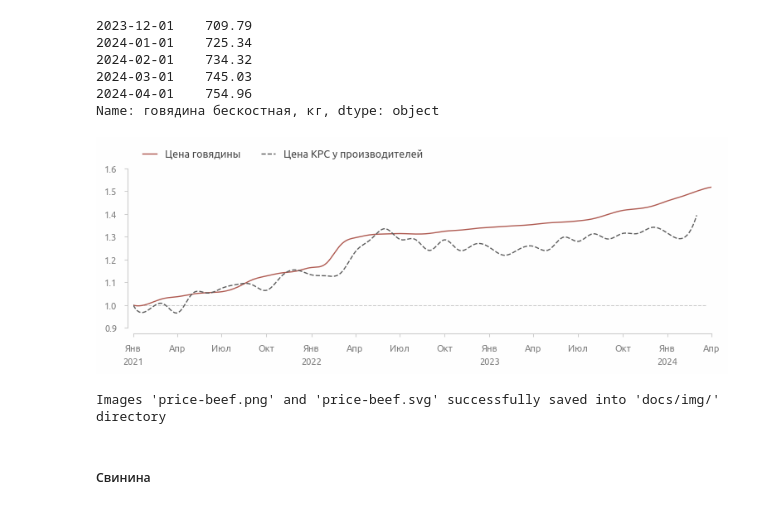
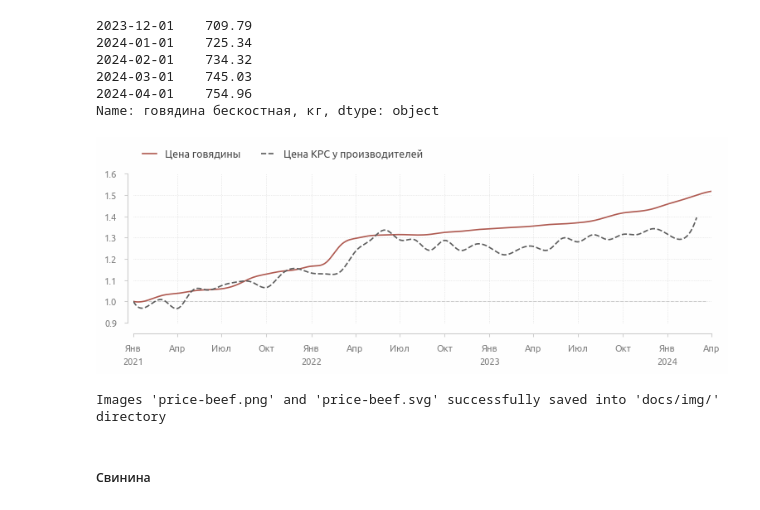
Before and after one commit to a-chasovsky/economics-rus, a Jupyter notebook: 01-report.ipynb, the cells around one changed output. Saved outputs shown, nothing was run; the diff lists cells and outputs as text; code cells hidden in the pictures.

```diff
--- a/01-report.ipynb
+++ b/01-report.ipynb
@@ -430,30 +430,30 @@ Name: говядина бескостная, кг, dtype: object
 # %%
 fig = plt.figure()
 
 plt.plot(
     smoothed(normalized_by_first(beef), datetime_index=True),
     color=palette[1], label='Цена говядины')
 plt.plot(
     smoothed(normalized_by_first(animals), datetime_index=True),
     ls='--', color=palette[0], label='Цена КРС у производителей')
 plot_hline(1)
 
 ax = ax_current()
 ax_ = axis_secondary(pad=25, label_color='#808080')
 
 ax.set_xlim(time_range)
 ax.legend(**legend_inline(), handlelength=1.35)
 ax.xaxis.set_major_formatter(mpl.dates.DateFormatter(fmt='%b'))
 ax.xaxis.set_major_locator(mpl.dates.MonthLocator([1, 4, 7, 10]))
 ax_.xaxis.set_major_formatter(mpl.dates.DateFormatter(fmt='%Y'))
 ax_.xaxis.set_major_locator(mpl.dates.MonthLocator(1))
-axis_rstyle(offset_bottom=5, offset_left=5)
+axis_rstyle(offset_bottom=5, offset_left=5, grid=True)
 axis_translate_months()
 plt.show()
 
 savefig('price-beef', dir=path_save_img, figure=fig, dpi=100)
 # %% [output]
-[figure, old version]
+[figure, new version]
 Images 'price-beef.png' and 'price-beef.svg' successfully saved into 'docs/img/' directory
 # %%
 set_location()
```
Also changed, not shown: parts of 9 cells of this notebook, 25 other files.
